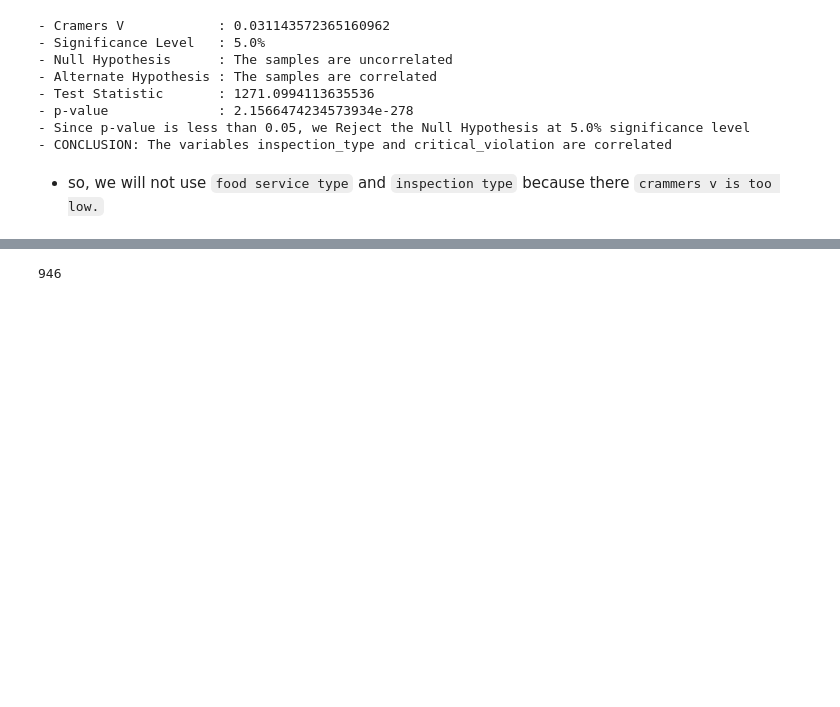
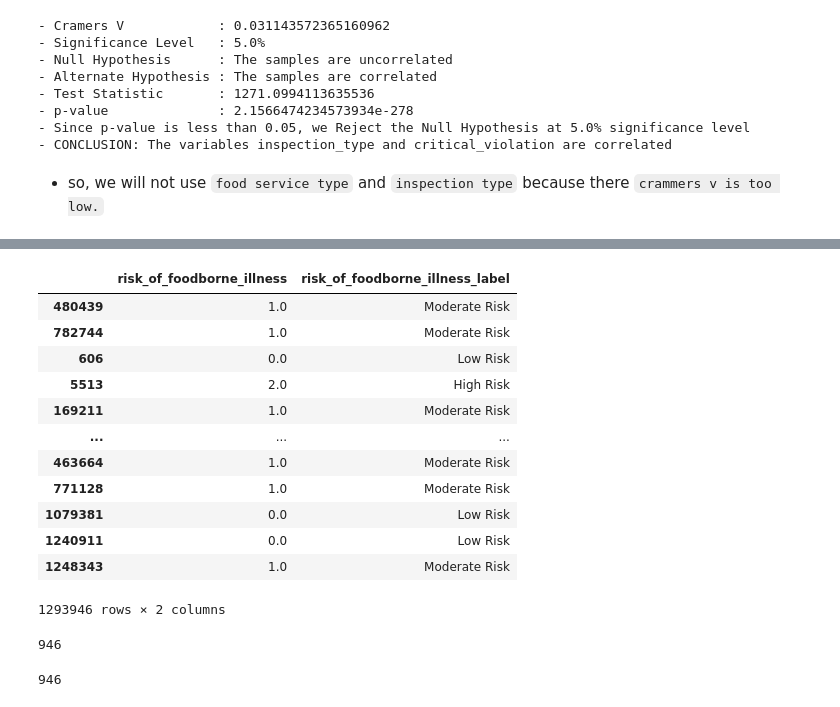
Before and after one commit to bringesh2001/Food-Borne-Illness-prediction-in-NewYork-Restaurants, a Jupyter notebook: Notebooks/Feature_Engg.ipynb, the cells around one changed output, grey strips where cells are left out. Cells and saved outputs as stored; diff of their text form; code cells hidden in the pictures; blank space fills up the shorter version.

```diff
--- a/Notebooks/Feature_Engg.ipynb
+++ b/Notebooks/Feature_Engg.ipynb
@@ -946,0 +927,2 @@ ff_eng_selected = ff_eng[['facility','critical_violation','avg_days_bw_inspectio
+# %%
+X = ff_eng.drop(columns=['facility','date_of_inspection_transformed','critical_violation','local_health_department','permit_expiration_date','food_service_type','inspection_type','days_since_last_inspection'])
@@ -946,0 +952,31 @@ ff_eng_selected = ff_eng[['facility','critical_violation','avg_days_bw_inspectio
+# %%
+
+from sklearn.compose import ColumnTransformer
+from sklearn.pipeline import Pipeline
+from sklearn.cluster import KMeans
+
+preprocessor = ColumnTransformer(transformers=[
+("num", num_transformer, num_cols),
+("cat", cat_transformer, cat_cols)
+])
+
+final_pipeline = Pipeline(steps=[
+('preprocessor', preprocessor),
+('clustering', KMeans(n_clusters=3, random_state=42))
+])
+
+
+fd1 = final_pipeline.fit(X_train)
+risk_clusters = final_pipeline.named_steps['clustering'].labels_
+train_indices = X_train.index
+ff_eng.loc[train_indices, 'risk_of_foodborne_illness'] = risk_clusters
+
+fd2 = final_pipeline.fit(X_val)
+risk_clusters = final_pipeline.named_steps['clustering'].labels_
+val_indices = X_val.index
+ff_eng.loc[val_indices, 'risk_of_foodborne_illness'] = risk_clusters
+
+fd3 = final_pipeline.fit(X_test)
+risk_clusters = final_pipeline.named_steps['clustering'].labels_
+test_indices = X_test.index
+ff_eng.loc[test_indices, 'risk_of_foodborne_illness'] = risk_clusters
@@ -946,0 +1013,24 @@ ff_eng_selected = ff_eng[['facility','critical_violation','avg_days_bw_inspectio
+# %%
+#Labelling categories
+cluster_labels = {
+    0: "Low Risk",
+    1: "Moderate Risk",
+    2: "High Risk"
+}
+ff_eng['risk_of_foodborne_illness_label'] = ff_eng['risk_of_foodborne_illness'].map(cluster_labels)
+# %%
+ff_eng[['risk_of_foodborne_illness', 'risk_of_foodborne_illness_label']]
+# %% [output]
+|  | risk_of_foodborne_illness | risk_of_foodborne_illness_label |
+| 480439 | 1.0 | Moderate Risk |
+| 782744 | 1.0 | Moderate Risk |
+| 606 | 0.0 | Low Risk |
+| 5513 | 2.0 | High Risk |
+| 169211 | 1.0 | Moderate Risk |
+| ... | ... | ... |
+| 463664 | 1.0 | Moderate Risk |
+| 771128 | 1.0 | Moderate Risk |
+| 1079381 | 0.0 | Low Risk |
+| 1240911 | 0.0 | Low Risk |
+| 1248343 | 1.0 | Moderate Risk |
+1293946 rows × 2 columns
@@ -953,3 +1047,12 @@ ff_eng_selected.to_sql(
 )
 # %% [output]
 946
+# %%
+ff_eng_selected_2.to_sql(
+    'vi',
+    engine,
+    if_exists='replace',
+    index=False
+)
+# %% [output]
+946
```
Also changed, not shown: parts of 35 cells of this notebook.
